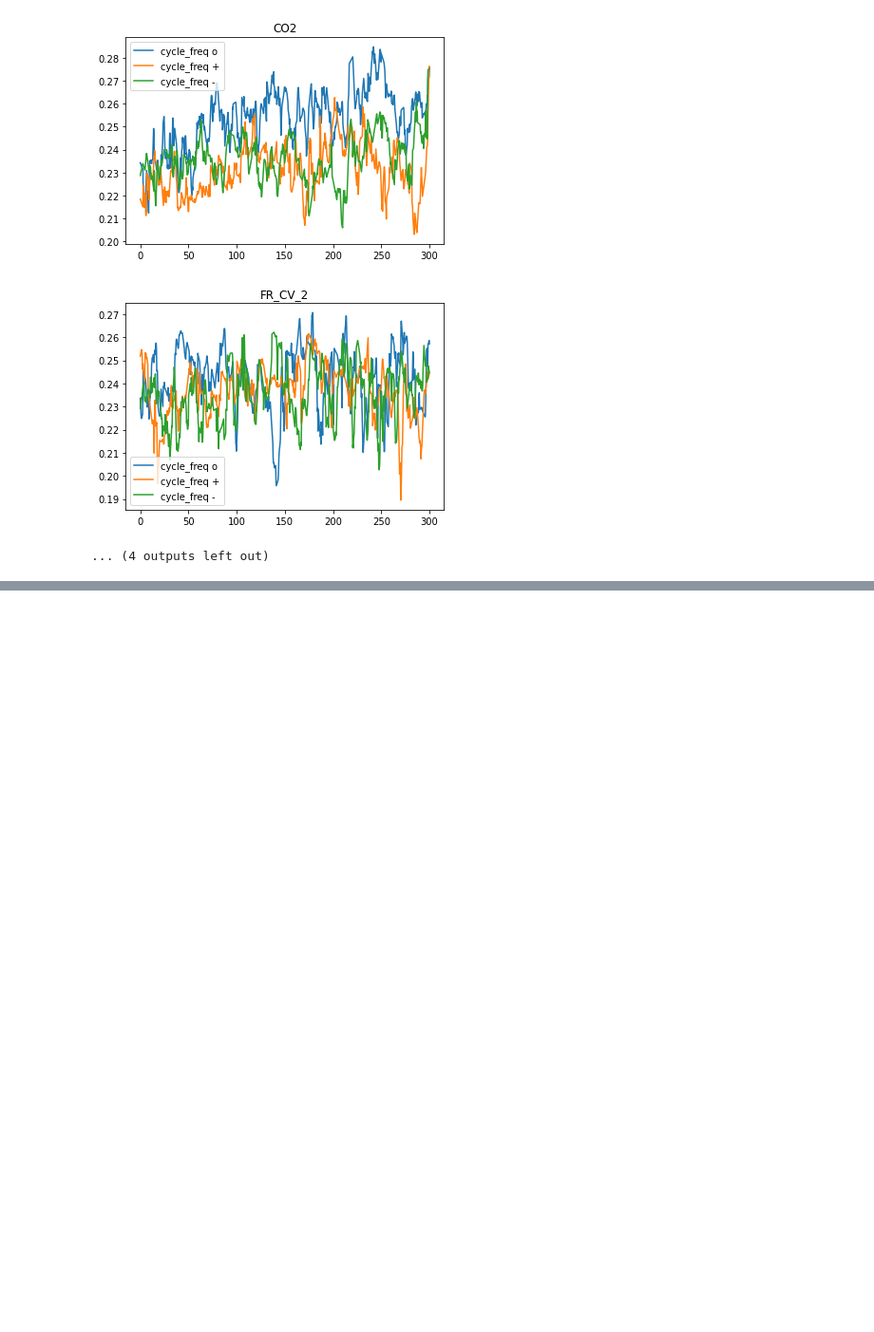
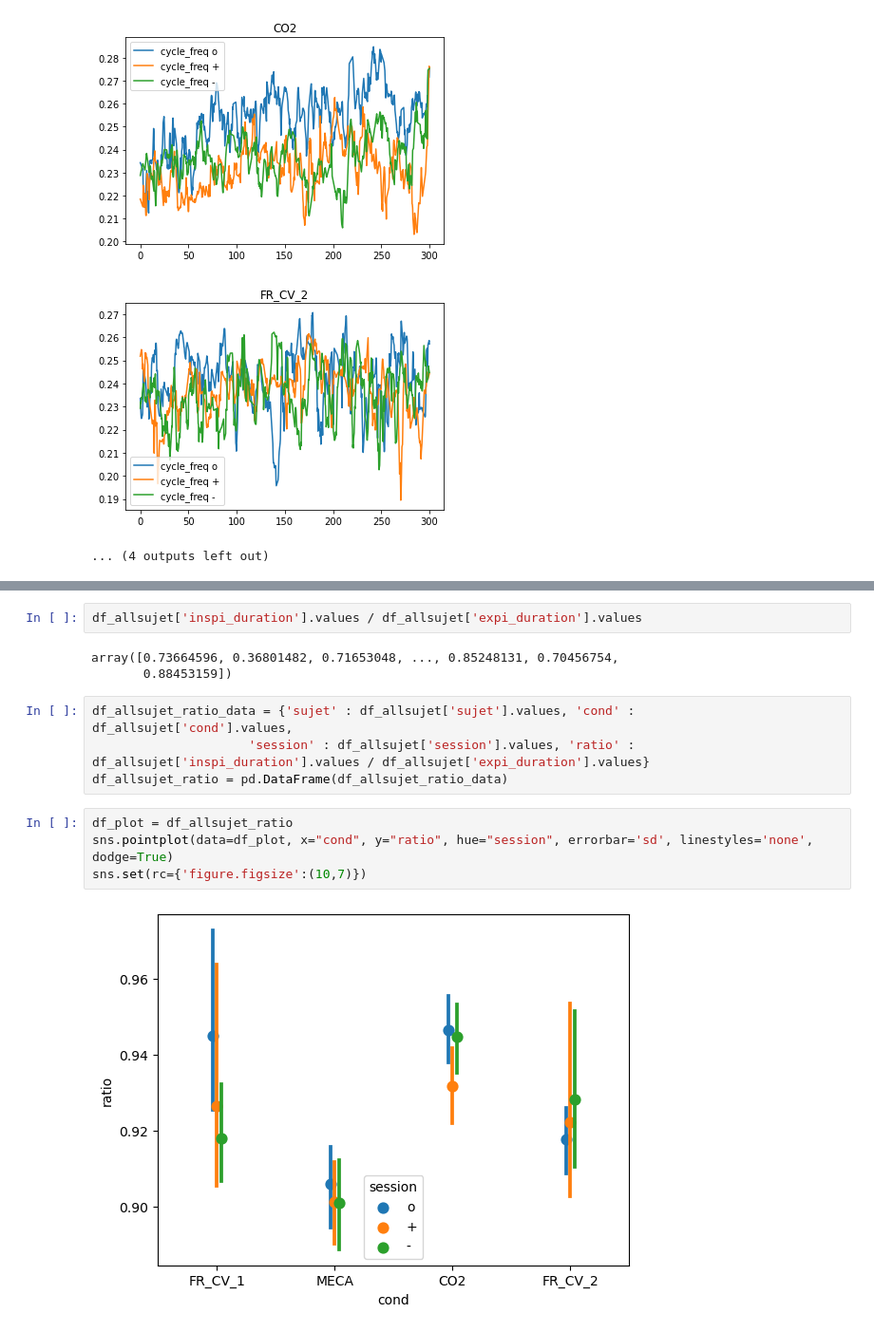
Before and after one commit to JulesGranget/Script_Python_EEG_Paris_git, a Jupyter notebook: n14_respi_analysis.ipynb, the cells around one changed output, grey strips where cells are left out. Shown at 95% size. Cells and saved outputs as stored; diff of their text form; blank space fills up the shorter version.

```diff
--- a/n14_respi_analysis.ipynb
+++ b/n14_respi_analysis.ipynb
@@ -209,0 +247,15 @@ for metric in metric_list:
+# %%
+df_allsujet['inspi_duration'].values / df_allsujet['expi_duration'].values
+# %% [output]
+array([0.73664596, 0.36801482, 0.71653048, ..., 0.85248131, 0.70456754,
+       0.88453159])
+# %%
+df_allsujet_ratio_data = {'sujet' : df_allsujet['sujet'].values, 'cond' : df_allsujet['cond'].values,
+                     'session' : df_allsujet['session'].values, 'ratio' : df_allsujet['inspi_duration'].values / df_allsujet['expi_duration'].values}
+df_allsujet_ratio = pd.DataFrame(df_allsujet_ratio_data)
+# %%
+df_plot = df_allsujet_ratio
+sns.pointplot(data=df_plot, x="cond", y="ratio", hue="session", errorbar='sd', linestyles='none', dodge=True)
+sns.set(rc={'figure.figsize':(10,7)})
+# %% [output]
+[figure, added]
```
Also changed, not shown: parts of 5 cells of this notebook, 8 other files.
